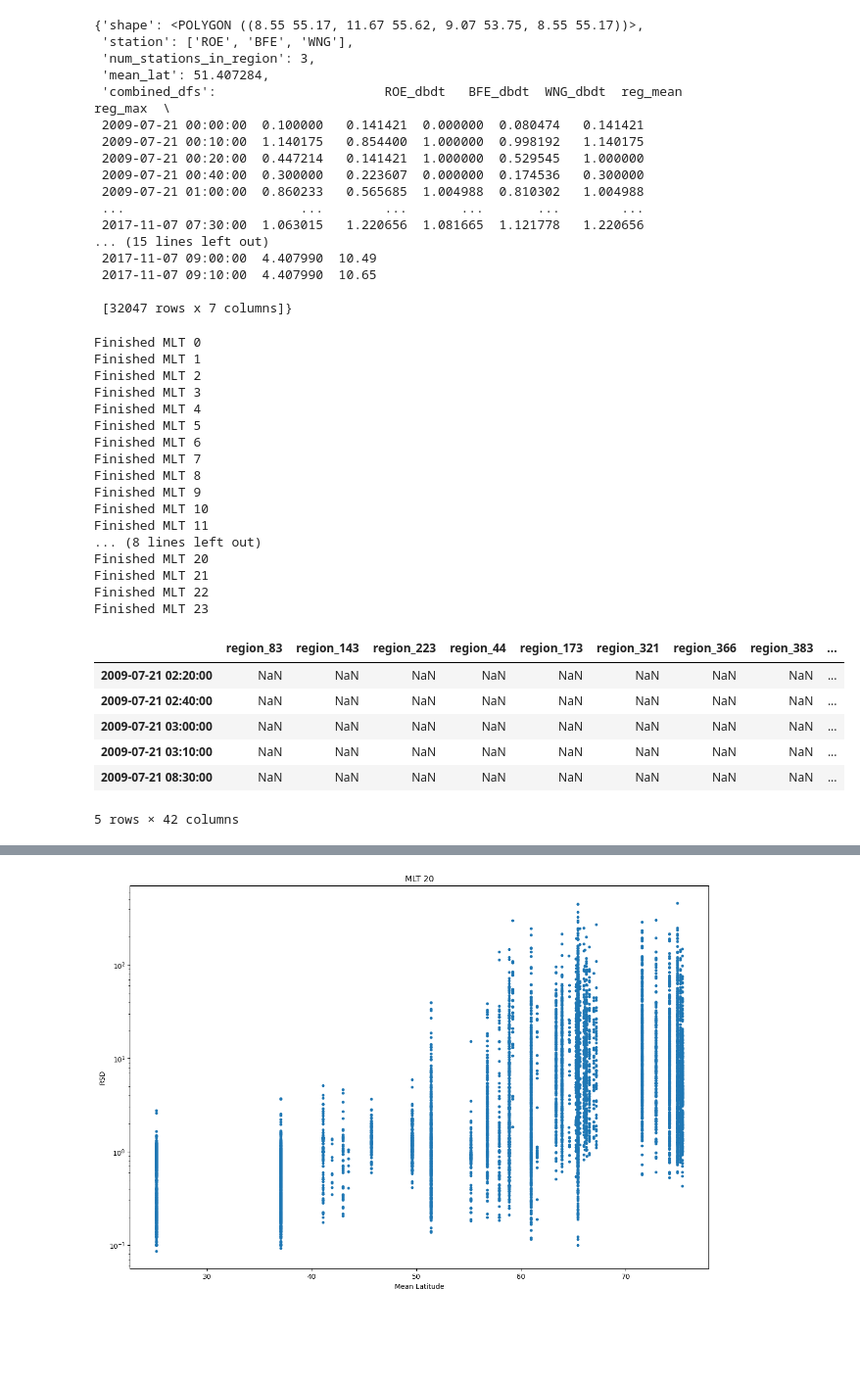
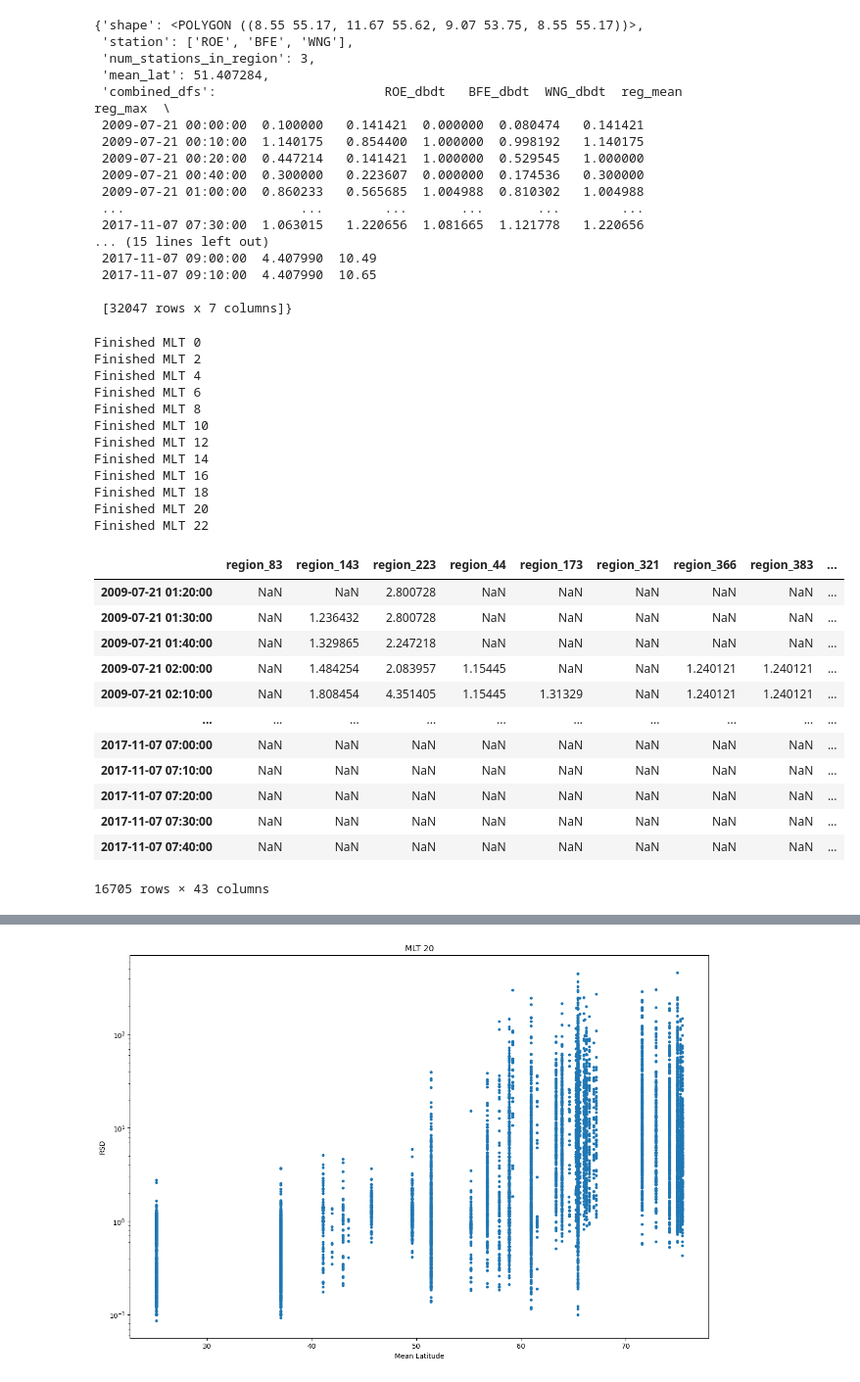
Before and after one commit to mikecoughlan/examining_twins_and_supermag, a Jupyter notebook: checking_mlt_bin_distributions.ipynb, the cells around one changed output, grey strips where cells are left out. Shown: that part at 98% size. Saved outputs shown, nothing was run; the diff lists cells and outputs as text; code cells hidden in the pictures; blank space fills up the shorter version.

```diff
--- a/checking_mlt_bin_distributions.ipynb
+++ b/checking_mlt_bin_distributions.ipynb
@@ -47,6 +48,9 @@ for region in regions.keys():
 	mean_lat = utils.getting_mean_lat(regions[region]['station'])
 	regions[region]['mean_lat'] = mean_lat
 
+	# cutting the temp df down to the TWINS era
+	temp_df = temp_df[pd.to_datetime('2009-07-20'):pd.to_datetime('2017-12-31')]
+
 	# segmenting the rsd data for calculating percentiles
 	percentile_dataframe = pd.concat([percentile_dataframe, temp_df[['rsd', 'MLT']]], axis=0, ignore_index=True)
 
@@ -121,19 +125,24 @@ data_dict['regions']['region_83']
 start_date = pd.to_datetime('2009-07-20')
 end_date = pd.to_datetime('2017-12-31')
 
+mlt_span = 2
+
 # splitting up the regions based on MLT value into 1 degree bins
-mlt_bins = np.arange(0, 24, 1)
+mlt_bins = np.arange(0, 24, mlt_span)
 mlt_dict = {}
 for mlt in mlt_bins:
 	mlt_df = pd.DataFrame(index=pd.date_range(start=pd.to_datetime(start_date), end=pd.to_datetime(end_date), freq='min'))
 	for region in regions.values():
-		temp_df = region['combined_dfs'][region['combined_dfs']['MLT'].between(mlt, mlt+1)]
+		temp_df = region['combined_dfs'][region['combined_dfs']['MLT'].between(mlt, mlt+mlt_span)]
 		mlt_df = pd.concat([mlt_df, temp_df['rsd']], axis=1, ignore_index=False)
 	mlt_df.columns = [f'region_{reg}' for reg in region_numbers]
+	max_regions = mlt_df.idxmax(axis=1)
 	mlt_df['max'] = mlt_df.max(axis=1)
-	mlt_df['region_max'] = mlt_df.idxmax(axis=1)
+	mlt_df['region_max'] = max_regions
 
 	mlt_df.dropna(inplace=True, subset=['max'])
+
+	mlt_df = utils.classification_column(df=mlt_df, param='max', thresh=data_dict['percentiles'][f'{mlt}'], forecast=0, window=0)
 
 	# creates a new column that gets the mean lat of the region that has the max rsd value
 	mlt_df['mean_lat'] = mlt_df['region_max'].apply(lambda x: regions[x]['mean_lat'])
@@ -142,29 +151,14 @@ for mlt in mlt_bins:
 	print(f"Finished MLT {mlt}")
 # %% [output]
 Finished MLT 0
-Finished MLT 1
 Finished MLT 2
-Finished MLT 3
 Finished MLT 4
-Finished MLT 5
 Finished MLT 6
-Finished MLT 7
 Finished MLT 8
-Finished MLT 9
 Finished MLT 10
-Finished MLT 11
-... (8 lines left out)
+Finished MLT 12
+Finished MLT 14
+Finished MLT 16
+Finished MLT 18
 Finished MLT 20
-Finished MLT 21
 Finished MLT 22
-Finished MLT 23
-# %%
-mlt_dict['0'].head()
-# %% [output]
-|  | region_83 | region_143 | region_223 | region_44 | region_173 | region_321 | region_366 | region_383 | ... |
-| 2009-07-21 02:20:00 | NaN | NaN | NaN | NaN | NaN | NaN | NaN | NaN | ... |
-| 2009-07-21 02:40:00 | NaN | NaN | NaN | NaN | NaN | NaN | NaN | NaN | ... |
-| 2009-07-21 03:00:00 | NaN | NaN | NaN | NaN | NaN | NaN | NaN | NaN | ... |
-| 2009-07-21 03:10:00 | NaN | NaN | NaN | NaN | NaN | NaN | NaN | NaN | ... |
-| 2009-07-21 08:30:00 | NaN | NaN | NaN | NaN | NaN | NaN | NaN | NaN | ... |
-5 rows × 42 columns
@@ -170,0 +168,16 @@ mlt_dict['0'].head()
+# %%
+mlt_dict['4']
+# %% [output]
+|  | region_83 | region_143 | region_223 | region_44 | region_173 | region_321 | region_366 | region_383 | ... |
+| 2009-07-21 01:20:00 | NaN | NaN | 2.800728 | NaN | NaN | NaN | NaN | NaN | ... |
+| 2009-07-21 01:30:00 | NaN | 1.236432 | 2.800728 | NaN | NaN | NaN | NaN | NaN | ... |
+| 2009-07-21 01:40:00 | NaN | 1.329865 | 2.247218 | NaN | NaN | NaN | NaN | NaN | ... |
+| 2009-07-21 02:00:00 | NaN | 1.484254 | 2.083957 | 1.15445 | NaN | NaN | 1.240121 | 1.240121 | ... |
+| 2009-07-21 02:10:00 | NaN | 1.808454 | 4.351405 | 1.15445 | 1.31329 | NaN | 1.240121 | 1.240121 | ... |
+| ... | ... | ... | ... | ... | ... | ... | ... | ... | ... |
+| 2017-11-07 07:00:00 | NaN | NaN | NaN | NaN | NaN | NaN | NaN | NaN | ... |
+| 2017-11-07 07:10:00 | NaN | NaN | NaN | NaN | NaN | NaN | NaN | NaN | ... |
+| 2017-11-07 07:20:00 | NaN | NaN | NaN | NaN | NaN | NaN | NaN | NaN | ... |
+| 2017-11-07 07:30:00 | NaN | NaN | NaN | NaN | NaN | NaN | NaN | NaN | ... |
+| 2017-11-07 07:40:00 | NaN | NaN | NaN | NaN | NaN | NaN | NaN | NaN | ... |
+16705 rows × 43 columns
```
Also changed, not shown: parts of 3 cells of this notebook, 3 other files.
